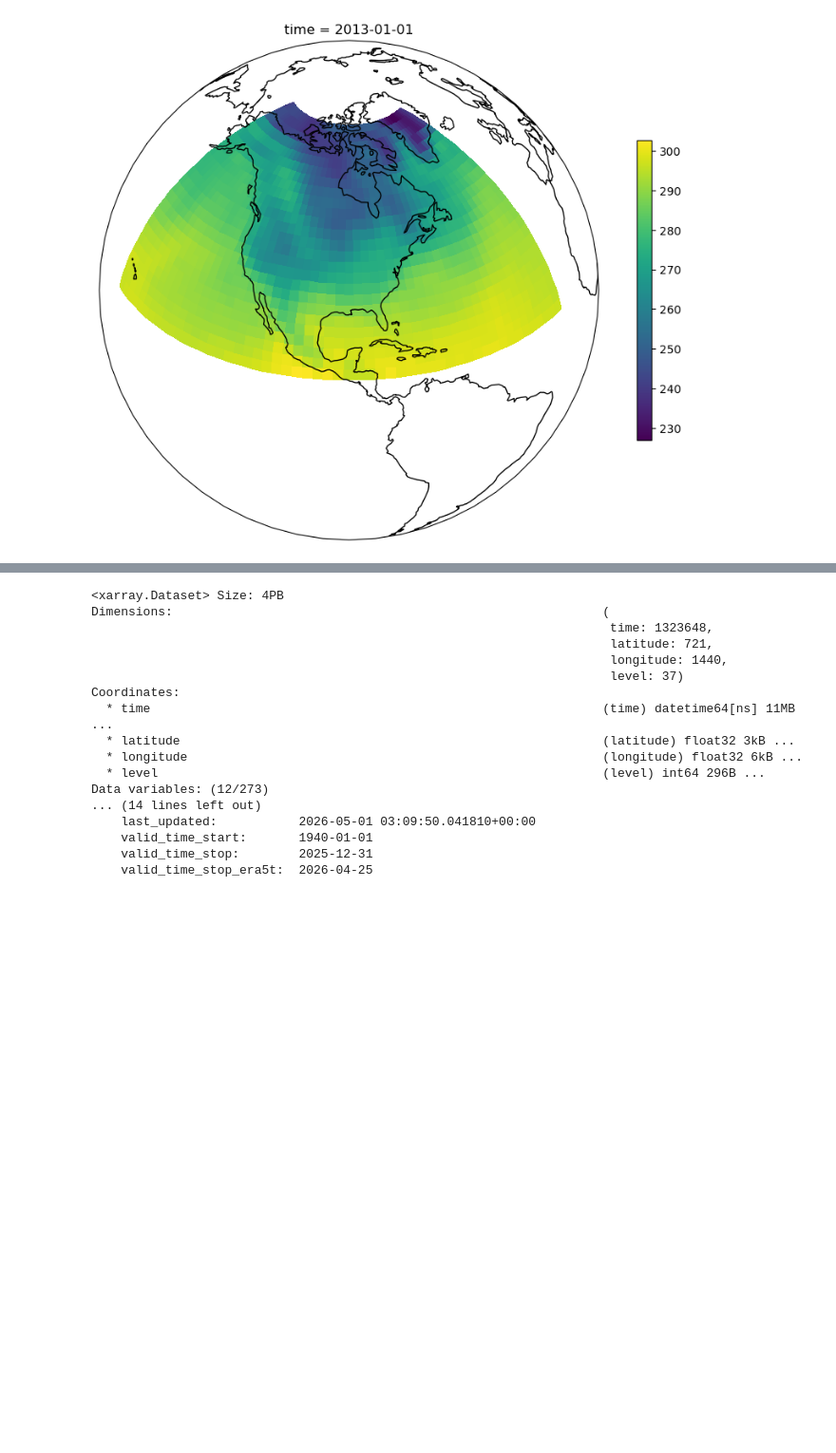
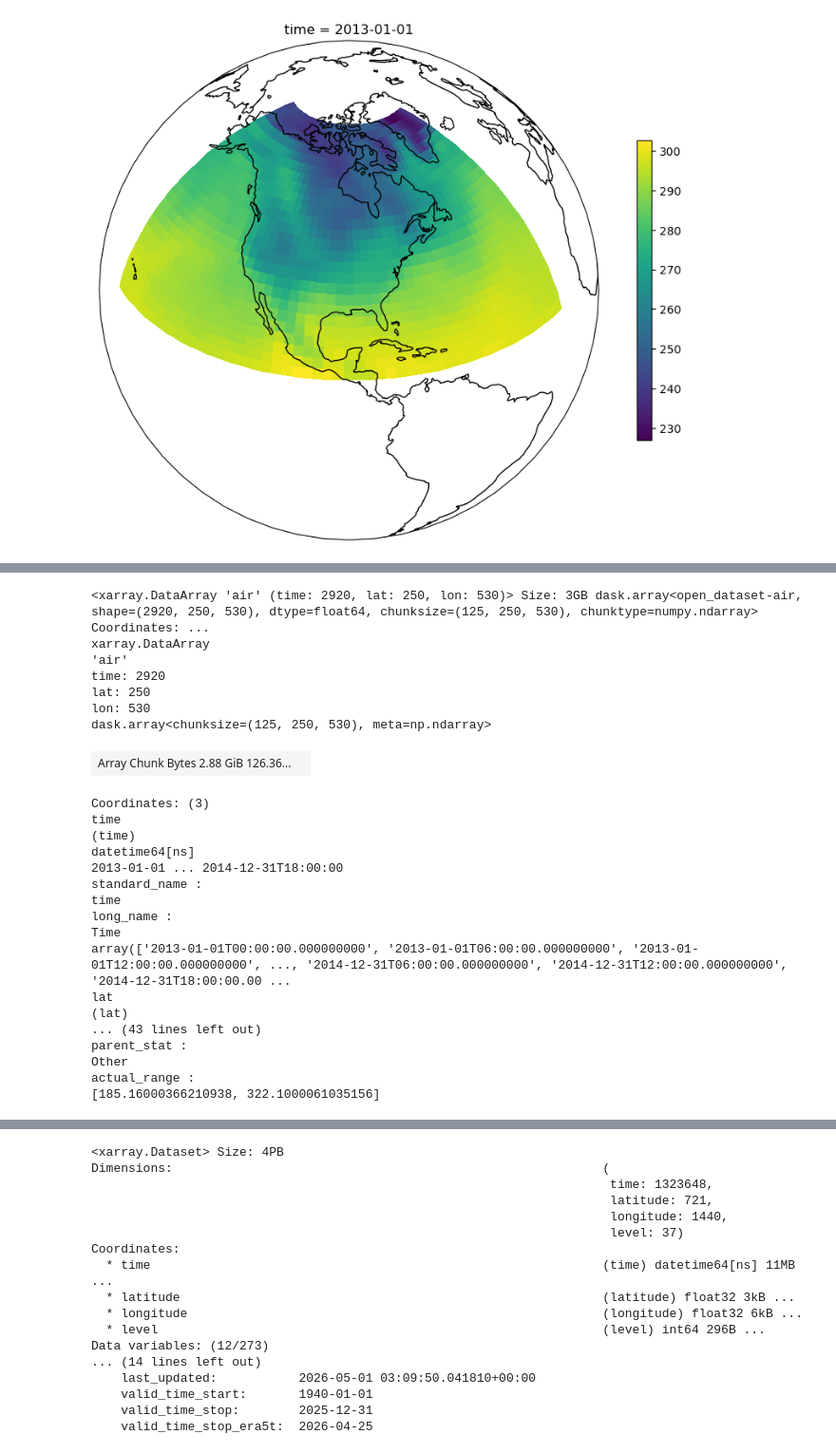
Before and after one commit to bouweandela/parallel-python-xarray-dask-example, a Jupyter notebook: notebook.ipynb, the cells around one changed output, grey strips where cells are left out. Shown at 95% size. Drawn from its saved outputs; the diff is of its cells as text; code cells hidden in the pictures; blank space fills up the shorter version.

```diff
--- a/notebook.ipynb
+++ b/notebook.ipynb
@@ -102,0 +217,32 @@ http://www.esrl.noaa.gov/psd/data/gridded/data.ncep.reanalysis.html
+# %%
+ds = xr.open_zarr(
+    "tutorial.zarr",
+    chunks="auto",
+)
+ds.air
+# %% [output]
+<xarray.DataArray 'air' (time: 2920, lat: 250, lon: 530)> Size: 3GB dask.array<open_dataset-air, shape=(2920, 250, 530), dtype=float64, chunksize=(125, 250, 530), chunktype=numpy.ndarray> Coordinates: ...
+xarray.DataArray
+'air'
+time: 2920
+lat: 250
+lon: 530
+dask.array<chunksize=(125, 250, 530), meta=np.ndarray>
+| Array Chunk Bytes 2.88 GiB 126.36... |  |
+Coordinates: (3)
+time
+(time)
+datetime64[ns]
+2013-01-01 ... 2014-12-31T18:00:00
+standard_name :
+time
+long_name :
+Time
+array(['2013-01-01T00:00:00.000000000', '2013-01-01T06:00:00.000000000', '2013-01-01T12:00:00.000000000', ..., '2014-12-31T06:00:00.000000000', '2014-12-31T12:00:00.000000000', '2014-12-31T18:00:00.00 ...
+lat
+(lat)
+... (43 lines left out)
+parent_stat :
+Other
+actual_range :
+[185.16000366210938, 322.1000061035156]
```
Also changed, not shown: parts of 39 cells of this notebook, 2 other files.
